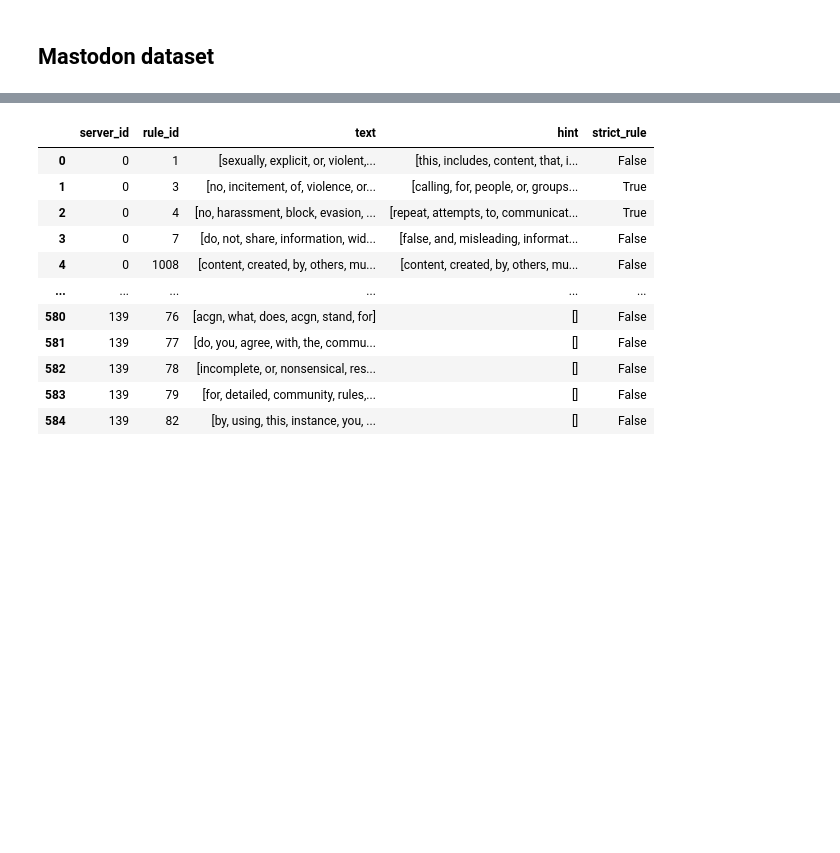
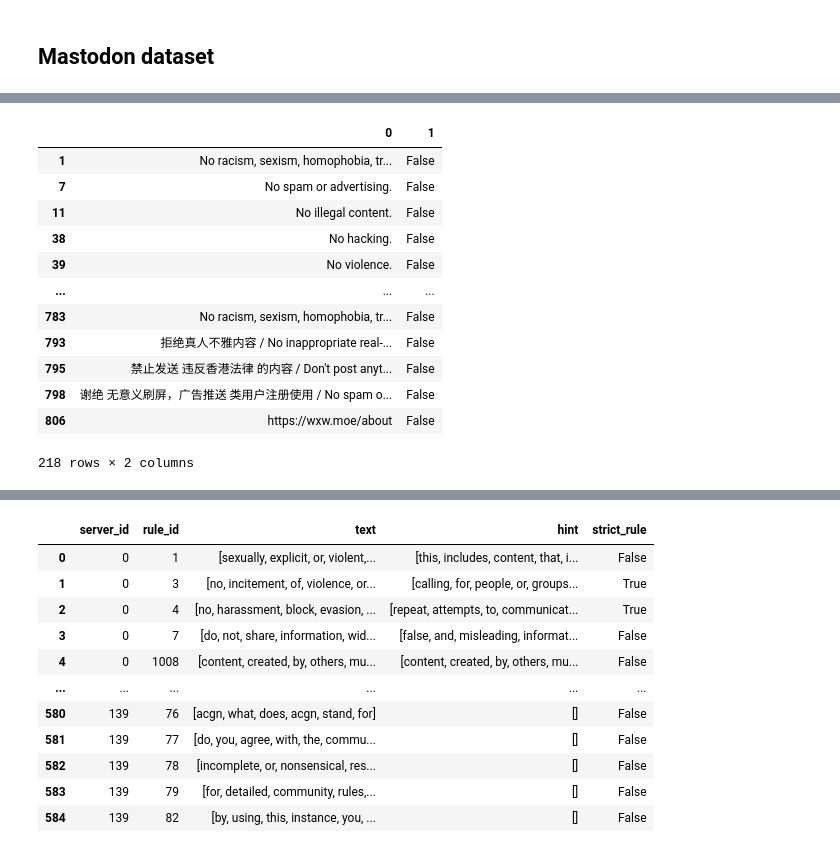
Before and after one commit to fht-epfl/socialmedia_project, a Jupyter notebook: analysis/NLP_analysis_rules.ipynb, the cells around one changed output, grey strips where cells are left out. Cells and saved outputs as stored; diff of their text form; code cells hidden in the pictures; blank space fills up the shorter version.

```diff
--- a/analysis/NLP_analysis_rules.ipynb
+++ b/analysis/NLP_analysis_rules.ipynb
@@ -192,0 +186,16 @@ print(f" We removed {rules.shape[0] - df_english.shape[0]} of the {rules.shape[0
+# %%
+valid[valid[1] == False]
+# %% [output]
+|  | 0 | 1 |
+| 1 | No racism, sexism, homophobia, tr... | False |
+| 7 | No spam or advertising. | False |
+| 11 | No illegal content. | False |
+| 38 | No hacking. | False |
+| 39 | No violence. | False |
+| ... | ... | ... |
+| 783 | No racism, sexism, homophobia, tr... | False |
+| 793 | 拒绝真人不雅内容 / No inappropriate real-... | False |
+| 795 | 禁止发送 违反香港法律 的内容 / Don't post anyt... | False |
+| 798 | 谢绝 无意义刷屏，广告推送 类用户注册使用 / No spam o... | False |
+| 806 | https://wxw.moe/about | False |
+218 rows × 2 columns
```
Also changed, not shown: parts of 15 cells of this notebook, 1 other file.
